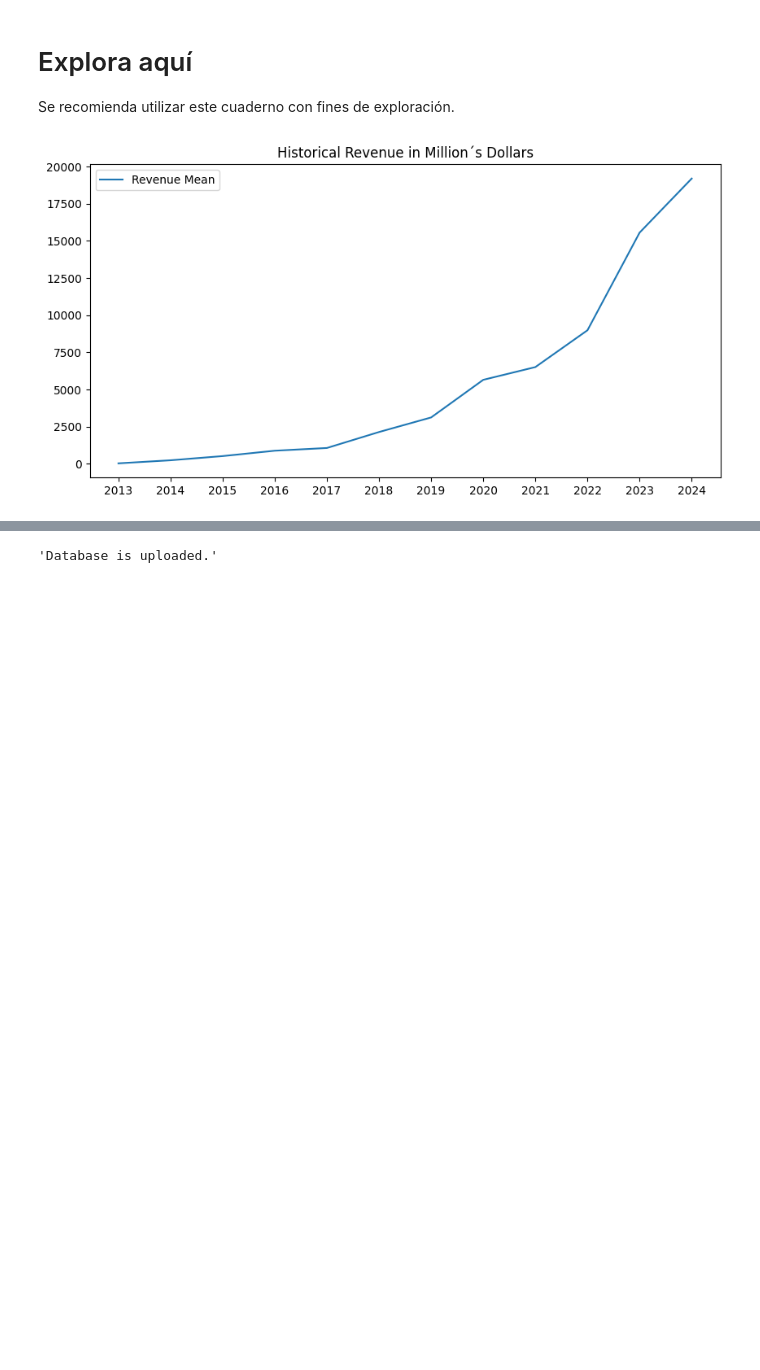
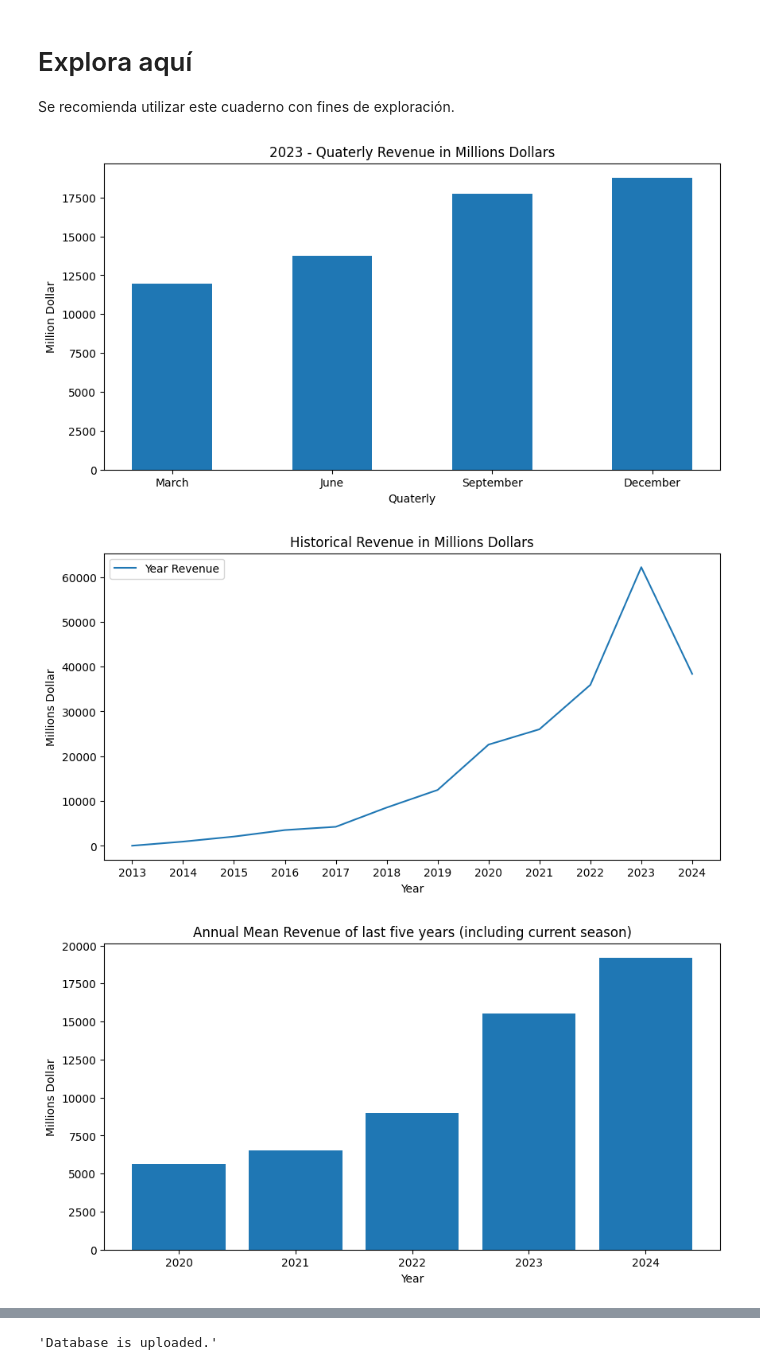
Before and after one commit to Fj-martinez33/web-scraping-project-tutorial, a Jupyter notebook: src/explore.es.ipynb, the cells around one changed output, grey strips where cells are left out. Cells and saved outputs as stored; diff of their text form; code cells hidden in the pictures; blank space fills up the shorter version.

```diff
--- a/src/explore.es.ipynb
+++ b/src/explore.es.ipynb
@@ -87,31 +87,50 @@ def SaveIntoDB(dataset):
 # %%
 #Visualizacion de datos
 
 #Beneficios trimestrales del año pasado.
 def RevenueYear():
 
     con = sqlite3.connect("tesla.db")
-    data = pd.read_sql('SELECT tesla.date, tesla.revenue FROM tesla_quaterly_revenue AS tesla WHERE tesla.year = "2023"', con)
+    data = pd.read_sql('SELECT tesla.date, tesla.revenue FROM tesla_quaterly_revenue AS tesla WHERE tesla.year = "2023" ORDER BY tesla.revenue', con)
 
     plt.figure(figsize=(10,5))
     plt.bar(data["Date"], data["Revenue"], width= 0.5)
-    plt.title("2023 - Quaterly Revenue in Million´s Dollars")
-    plt.savefig("2023-QuaterlyRevenue.png")
+    plt.title("2023 - Quaterly Revenue in Millions Dollars")
+    plt.xlabel("Quaterly")
+    plt.ylabel("Million Dollar")
+    plt.savefig("./grafics/2023-QuaterlyRevenue.png")
     plt.show()
+    return data
 
 #Evolucion de beneficios durante los años.
 def EvoRevenue():
 
     con = sqlite3.connect("tesla.db")
-    data = pd.read_sql('SELECT tesla.year, AVG(tesla.revenue) AS Mean FROM tesla_quaterly_revenue AS tesla GROUP BY year', con)
+    data = pd.read_sql('SELECT tesla.year, SUM(tesla.revenue) AS Year_Revenue FROM tesla_quaterly_revenue AS tesla GROUP BY tesla.year;', con)
 
     plt.figure(figsize=(10,5))
-    plt.plot(data["Year"], data["Mean"], label = "Revenue Mean")
-    plt.title("Historical Revenue in Million´s Dollars")
+    plt.plot(data["Year"], data["Year_Revenue"], label = "Year Revenue")
+    plt.title("Historical Revenue in Millions Dollars")
     plt.legend()
+    plt.xlabel("Year")
+    plt.ylabel("Millions Dollar")
     plt.savefig("./grafics/Histoical-Revenue.png")
     plt.show()
 
-#Comparativa de los beneficios de los últimos 5 años.
+#Comparativa de la media anual de los últimos 5 años.
+def LastFiveYearsRevenue():
+
+    con = sqlite3.connect("tesla.db")
+    data = pd.read_sql('SELECT tesla.year, AVG(tesla.revenue) AS Anual_Revenue FROM tesla_quaterly_revenue AS tesla GROUP BY tesla.year ORDER BY tesla.year LIMIT 5 OFFSET 7;', con)
+
+    plt.figure(figsize=(10,5))
+    plt.bar(data["Year"], data["Anual_Revenue"])
+    plt.title("Annual Mean Revenue of last five years (including current season)")
+    plt.xlabel("Year")
+    plt.ylabel("Millions Dollar")
+    plt.savefig("./grafics/Mean-Revenue.png")
+    plt.show()
 # %% [output]
-[figure, old version]
+[figure, new version]
+[figure, added]
+[figure, added]
```
Also changed, not shown: parts of 3 cells of this notebook, 3 other files.
